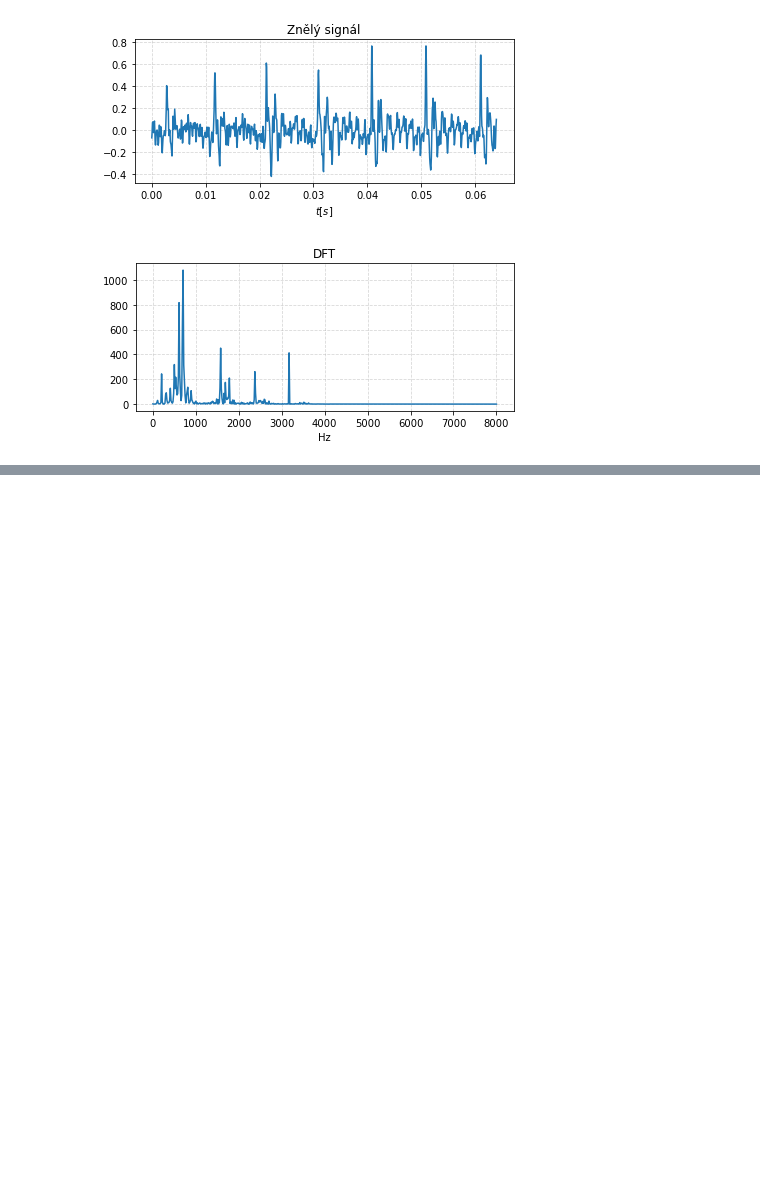
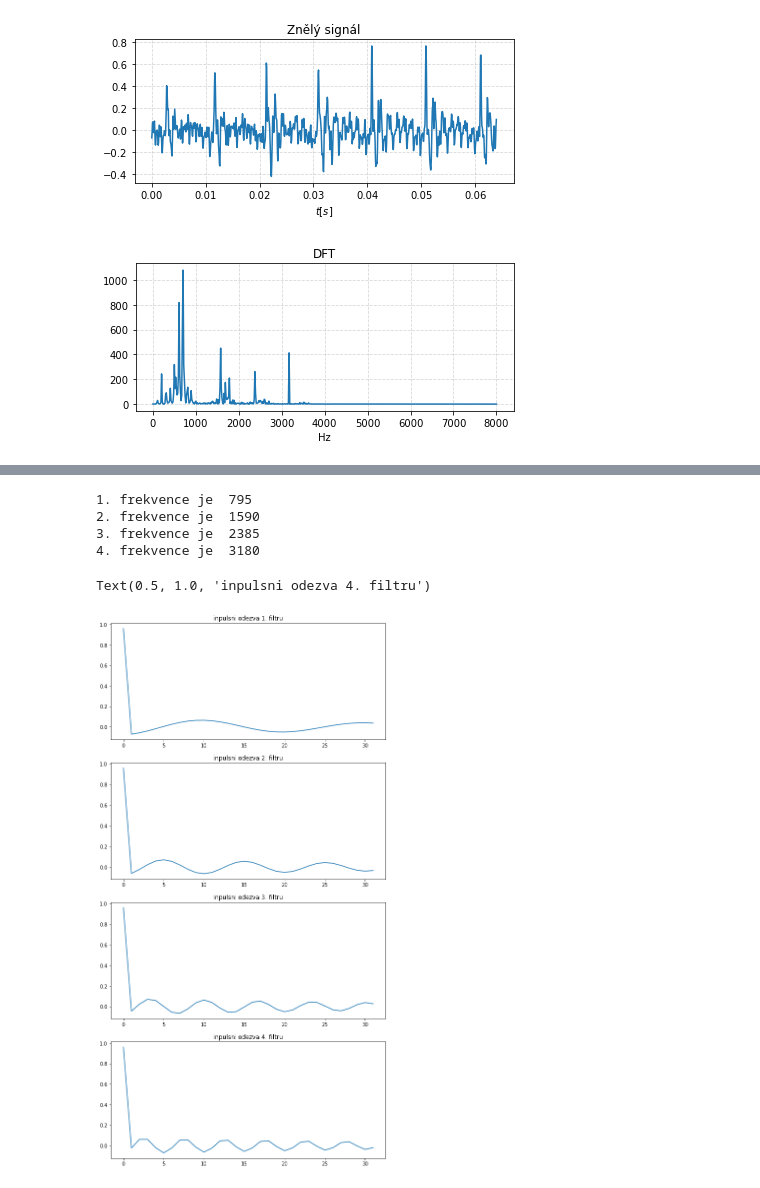
Before and after one commit to adamkankovsky/ISS_Projekt, a Jupyter notebook: ISSproj.ipynb, the cells around one changed output, grey strips where cells are left out. Cells and saved outputs as stored; diff of their text form; code cells hidden in the pictures; blank space fills up the shorter version.

```diff
--- a/ISSproj.ipynb
+++ b/ISSproj.ipynb
@@ -89,0 +93,19 @@ plt.show()
+# %%
+f1 = 795
+f2 = 1590
+f3 = 2385
+f4 = 3180
+noise = [0] * 4
+noise[0] = 795
+noise[1] = 1590
+noise[2] = 2385
+noise[3] = 3180
+print("1. frekvence je ", f1)
+print("2. frekvence je ", f2)
+print("3. frekvence je ", f3)
+print("4. frekvence je ", f4)
+# %% [output]
+1. frekvence je  795
+2. frekvence je  1590
+3. frekvence je  2385
+4. frekvence je  3180
@@ -89,0 +120,34 @@ plt.show()
+# %%
+b_s = []
+a_s = []
+for i in range(4):
+    lowcut = noise[i]-50
+    highcut = noise[i]+50
+    order = 3
+    nyq = 0.5 *fs
+    low = lowcut / nyq
+    high = highcut / nyq
+    b, a = butter(order, [low, high], btype='bandstop')
+
+    b_s.append(b)
+    a_s.append(a)
+h = []
+for j in range(4):
+    N_imp = 32
+    imp = [1, *np.zeros(N_imp-1)] # jednotkovy impuls
+    h.append(lfilter(b_s[j], a_s[j], imp))
+_, ax = plt.subplots(4, 1, figsize=(10,20))
+ax[0].plot(h[0])
+ax[0].set_title('inpulsni odezva 1. filtru')
+
+ax[1].plot(h[1])
+ax[1].set_title('inpulsni odezva 2. filtru')
+
+ax[2].plot(h[2])
+ax[2].set_title('inpulsni odezva 3. filtru')
+
+ax[3].plot(h[3])
+ax[3].set_title('inpulsni odezva 4. filtru')
+# %% [output]
+Text(0.5, 1.0, 'inpulsni odezva 4. filtru')
+[figure, added]
```
Also changed, not shown: parts of 8 cells of this notebook, 2 other files.
